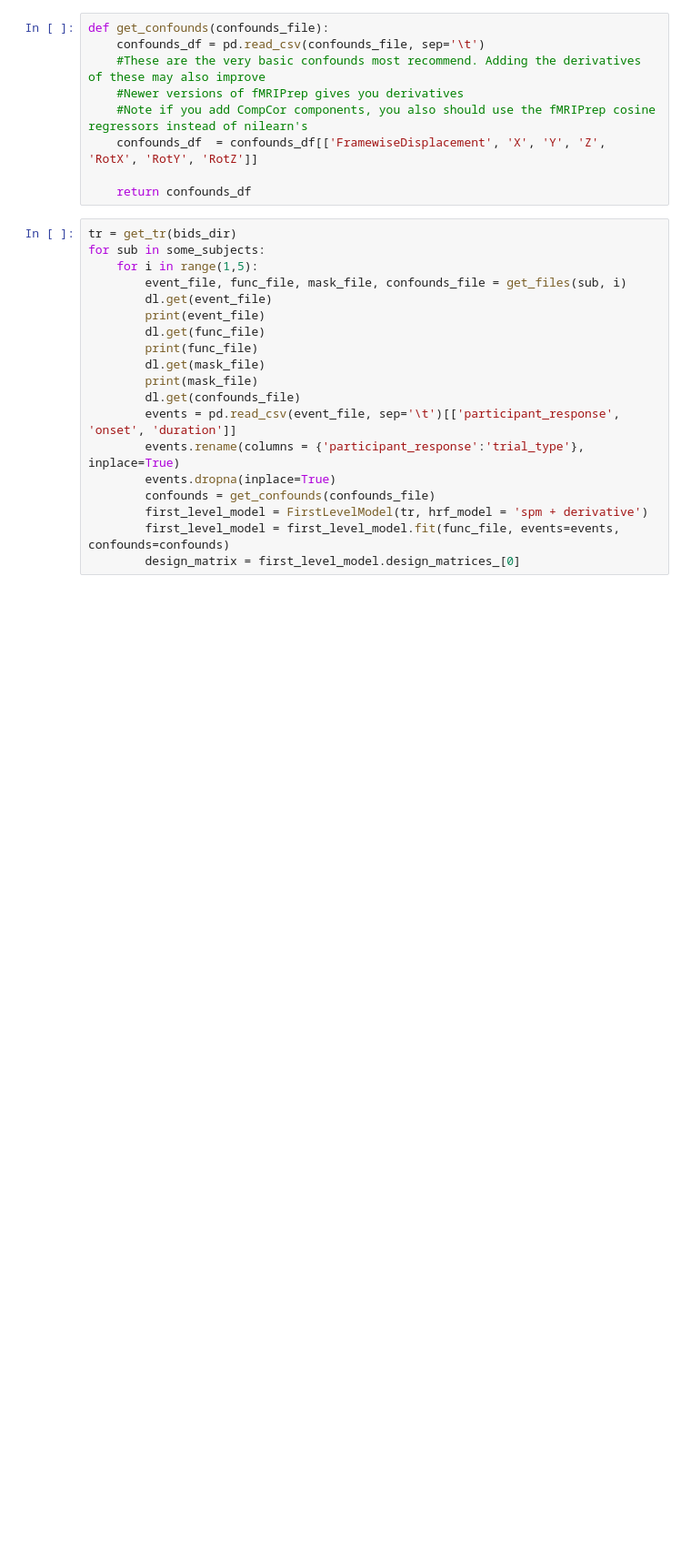
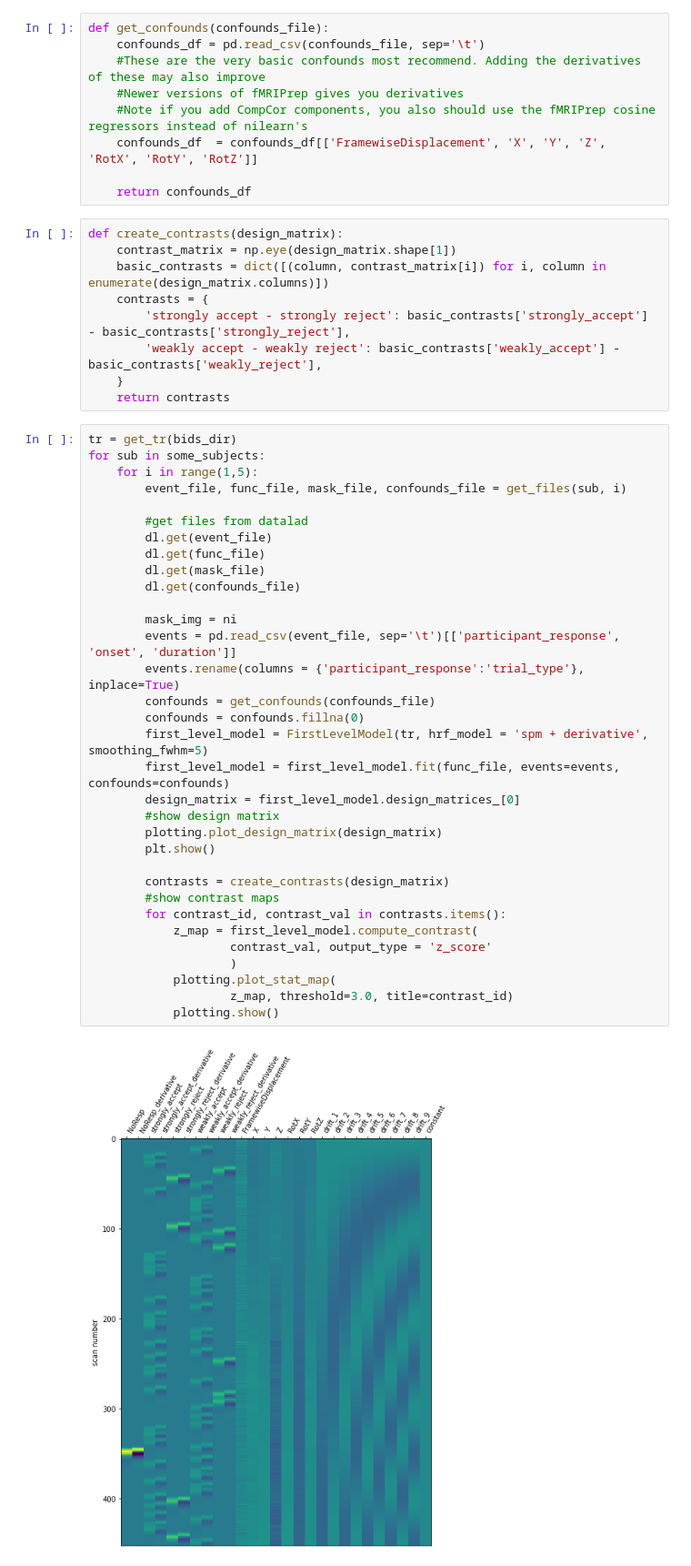
Before and after one commit to sjshim/BrainHack2023_fMRI_practice, a Jupyter notebook: NARPS_first_level.ipynb, the cells around one changed output. Shown: that part at 91% size. Drawn from its saved outputs; the diff is of its cells as text; blank space fills up the shorter version.

```diff
--- a/NARPS_first_level.ipynb
+++ b/NARPS_first_level.ipynb
@@ -55,22 +64,47 @@ def get_confounds(confounds_file):
     confounds_df  = confounds_df[['FramewiseDisplacement', 'X', 'Y', 'Z', 'RotX', 'RotY', 'RotZ']]
 
     return confounds_df
+# %%
+def create_contrasts(design_matrix):
+    contrast_matrix = np.eye(design_matrix.shape[1])
+    basic_contrasts = dict([(column, contrast_matrix[i]) for i, column in enumerate(design_matrix.columns)])
+    contrasts = {
+        'strongly accept - strongly reject': basic_contrasts['strongly_accept'] - basic_contrasts['strongly_reject'],
+        'weakly accept - weakly reject': basic_contrasts['weakly_accept'] - basic_contrasts['weakly_reject'],
+    }
+    return contrasts
 # %%
 tr = get_tr(bids_dir)
 for sub in some_subjects:
     for i in range(1,5):
         event_file, func_file, mask_file, confounds_file = get_files(sub, i)
+
+        #get files from datalad
         dl.get(event_file)
-        print(event_file)
         dl.get(func_file)
-        print(func_file)
         dl.get(mask_file)
-        print(mask_file)
         dl.get(confounds_file)
+
+        mask_img = ni
         events = pd.read_csv(event_file, sep='\t')[['participant_response', 'onset', 'duration']]
         events.rename(columns = {'participant_response':'trial_type'}, inplace=True)
-        events.dropna(inplace=True)
         confounds = get_confounds(confounds_file)
-        first_level_model = FirstLevelModel(tr, hrf_model = 'spm + derivative')
+        confounds = confounds.fillna(0)
+        first_level_model = FirstLevelModel(tr, hrf_model = 'spm + derivative', smoothing_fwhm=5)
         first_level_model = first_level_model.fit(func_file, events=events, confounds=confounds)
         design_matrix = first_level_model.design_matrices_[0]
+        #show design matrix
+        plotting.plot_design_matrix(design_matrix)
+        plt.show()
+
+        contrasts = create_contrasts(design_matrix)
+        #show contrast maps
+        for contrast_id, contrast_val in contrasts.items():
+            z_map = first_level_model.compute_contrast(
+                    contrast_val, output_type = 'z_score'
+                    )
+            plotting.plot_stat_map(
+                    z_map, threshold=3.0, title=contrast_id)
+            plotting.show()
+# %% [output]
+[figure, added]
```
Also changed, not shown: parts of 7 cells of this notebook.
